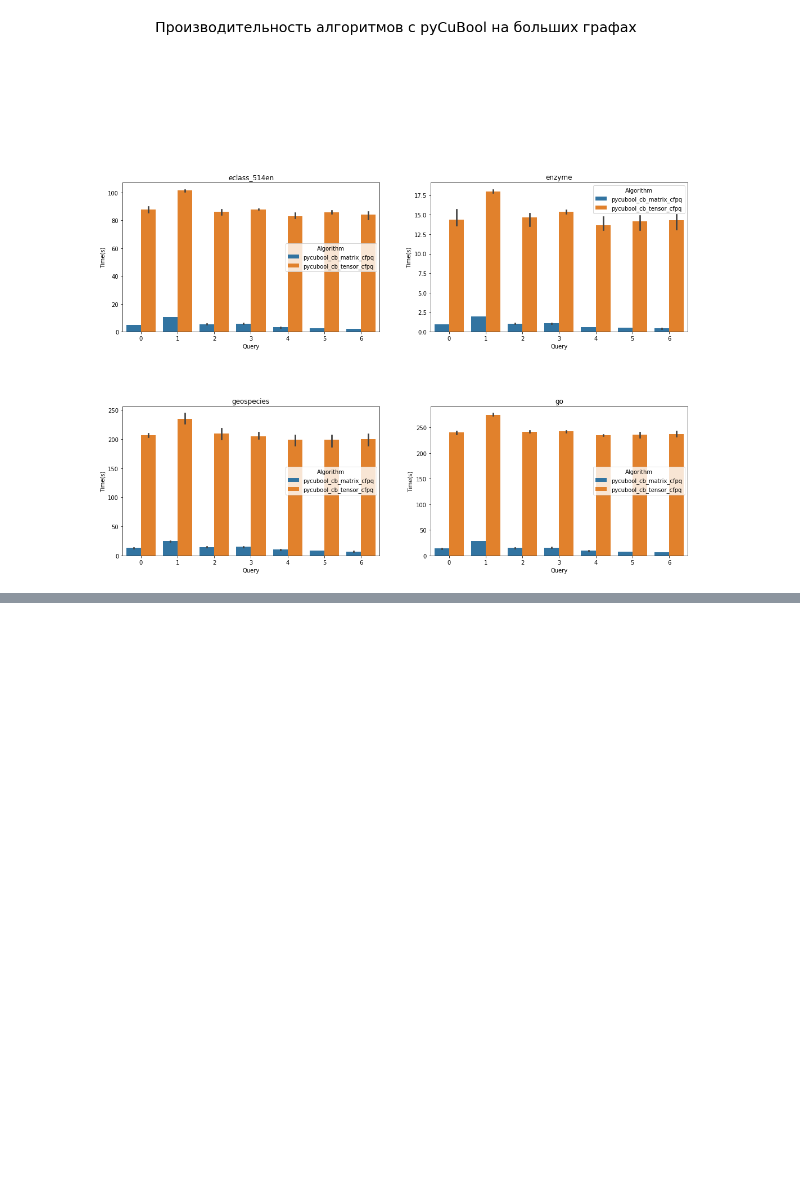
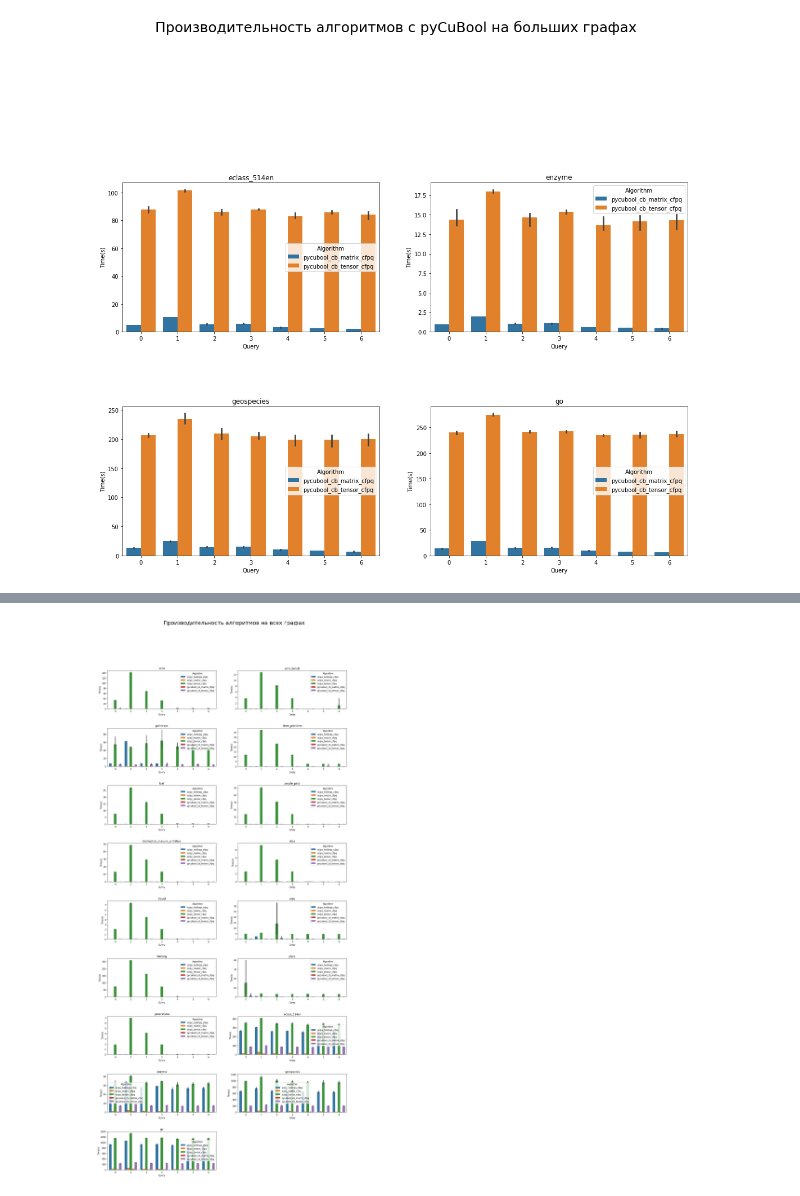
Before and after one commit to kznts9v-1lya/formal-lang-course, a Jupyter notebook: researches/cfpq_research.ipynb, the cells around one changed output, grey strips where cells are left out. Saved outputs shown, nothing was run; the diff lists cells and outputs as text; code cells hidden in the pictures; blank space fills up the shorter version.

Commit message:
Research is done!

```diff
--- a/researches/cfpq_research.ipynb
+++ b/researches/cfpq_research.ipynb
@@ -821,6 +821,17 @@ def show_large_barplots(df, title):
     sns.barplot(ax=axes[i // 2, i % 2], x="Query", y="Time(s)", hue='Algorithm', data=df[df['Graph'] == name]).set_title(name)
 
   plt.show();
+# %%
+def show_all_barplots(df, title):
+  fig, axes = plt.subplots(9, 2, figsize=(18, 40))
+  fig.subplots_adjust(left=0.05, bottom=0.1, right=0.9, top=0.9, wspace=0.2, hspace=0.5)
+  fig.suptitle(title, fontsize=25)
+  fig.delaxes(axes[8, 1])
+
+  for i, name in enumerate(small_graph_names + large_graph_names):
+    sns.barplot(ax=axes[i // 2, i % 2], x="Query", y="Time(s)", hue='Algorithm', data=df[df['Graph'] == name]).set_title(name)
+
+  plt.show();
 # %% [markdown]
 ## Проведение эксперимента
 # %% [markdown]
@@ -887,0 +901,14 @@ show_large_barplots(df_lg_pycubool, 'Производительность алг
+# %%
+all_algos = [
+      ('scipy', 'hellings_cfpq', 'researches/data/scipy_hellings_cfpq'),
+      ('scipy', 'matrix_cfpq', 'researches/data/scipy_matrix_cfpq'),
+      ('scipy', 'tensor_cfpq', 'researches/data/scipy_tensor_cfpq'),
+      ('pycubool', 'cb_matrix_cfpq', 'researches/data/pycubool_matrix_cfpq'),
+      ('pycubool', 'cb_tensor_cfpq', 'researches/data/pycubool_tensor_cfpq'),
+]
+# %%
+pd.set_option("display.precision", 5)
+pd.set_option('display.max_rows', 600)
+
+df_all = pd.merge(create_df(small_graph_names + large_graph_names, all_algos), graph_descriptions, right_index=True, left_on='Graph')
+df_all.groupby(['Graph', 'Query', 'Algorithm'])['Time(s)'].describe()
@@ -887,0 +934,6 @@ show_large_barplots(df_lg_pycubool, 'Производительность алг
+# %%
+%matplotlib inline
+
+show_all_barplots(df_all, 'Производительность алгоритмов на всех графах')
+# %% [output]
+[figure, added]
```
Also changed, not shown: parts of 4 cells of this notebook.
